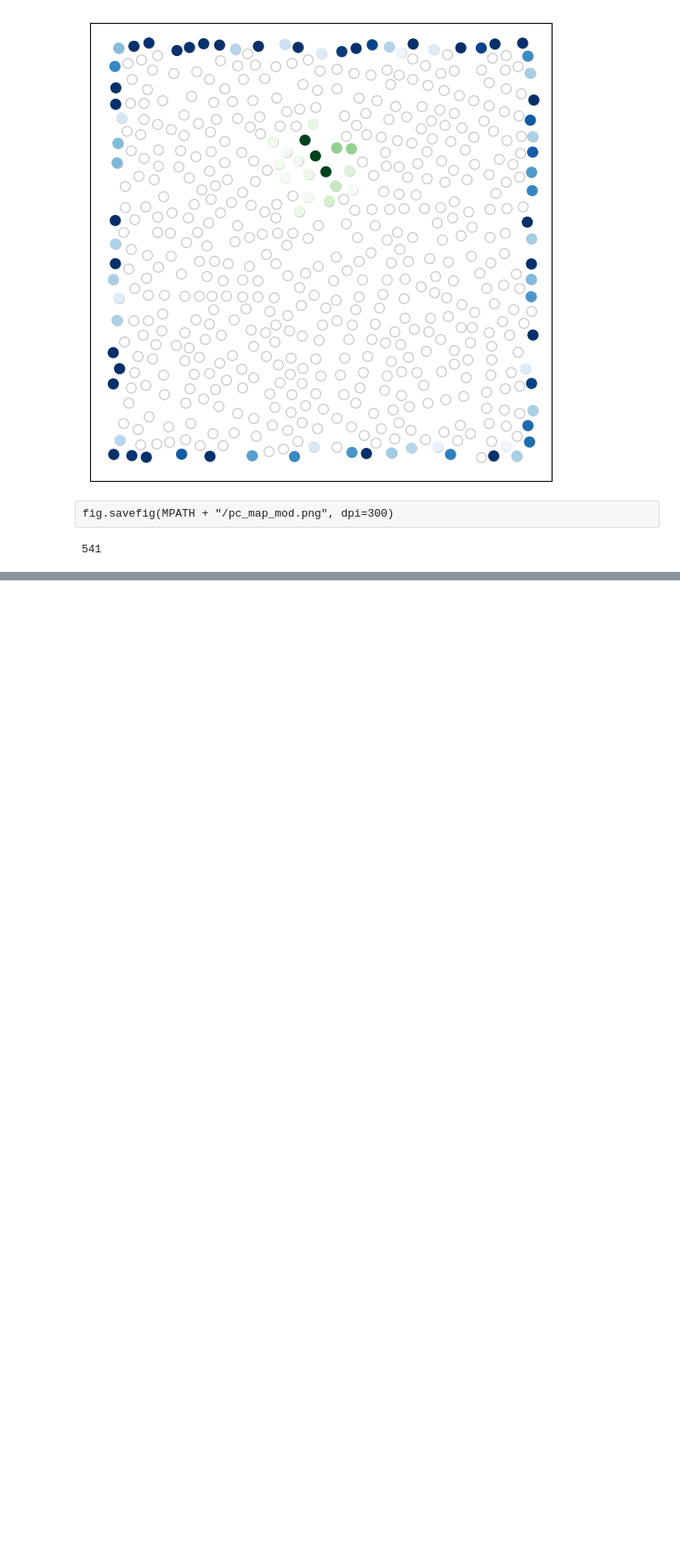
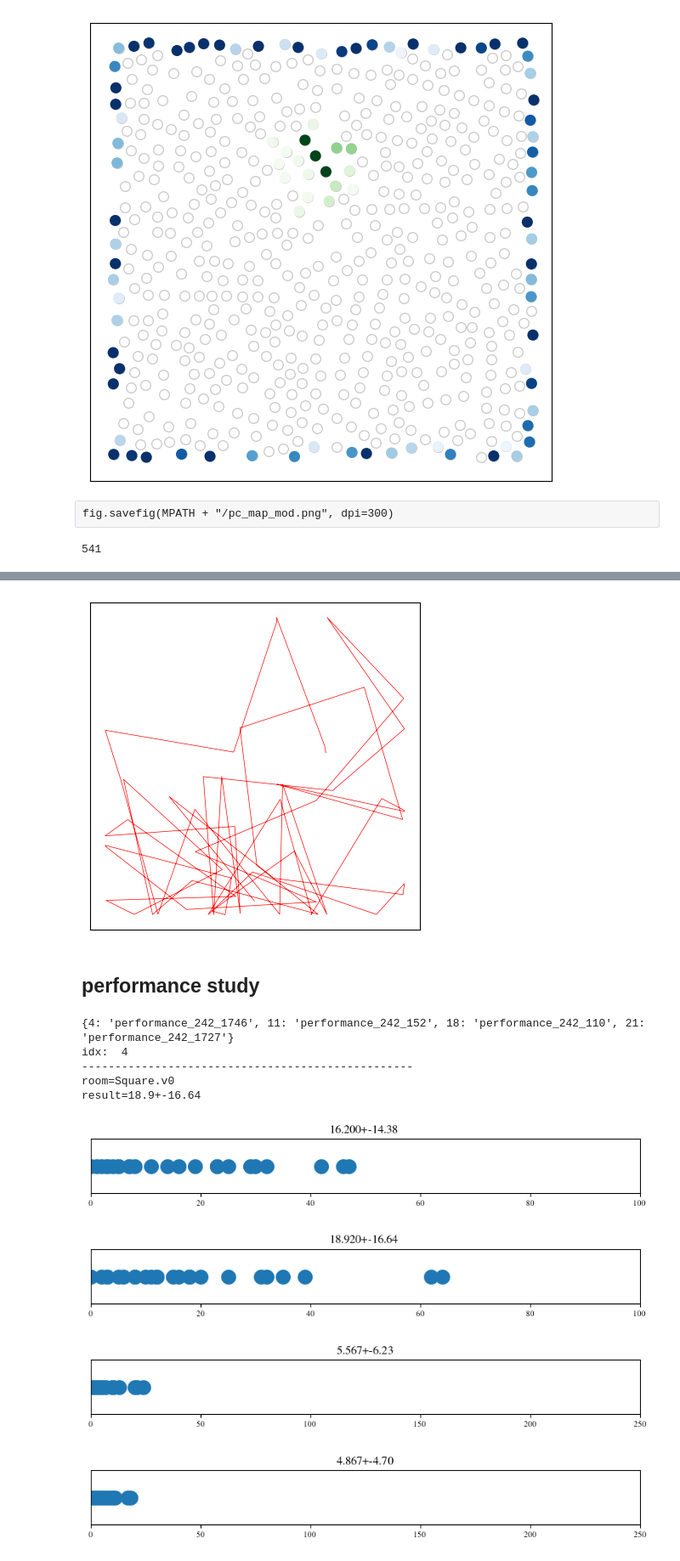
Before and after one commit to iKiru-hub/PCNN, a Jupyter notebook: notebooks/lab_pcore_2.ipynb, the cells around one changed output, grey strips where cells are left out. Shown at 85% size. Cells and saved outputs as stored; diff of their text form; code cells hidden in the pictures; blank space fills up the shorter version.

```diff
--- a/notebooks/lab_pcore_2.ipynb
+++ b/notebooks/lab_pcore_2.ipynb
@@ -99,7 +100,7 @@ model_params = {
 global_parameters = {
     "local_scale_fine": 0.02,
     "local_scale_coarse": 0.006,
-    "N": 33**2,
+    "N": 25**2,
     "Nc": 12**2,
     # "rec_threshold_fine": 60.,
     # "rec_threshold_coarse": 100.,
@@ -812,0 +832,70 @@ brain.get_space_fine_count()
+# %%
+plt.figure(figsize=(5, 5))
+for tr in env.trajectory_set:
+    plt.plot(*np.array(tr).T, 'r-', lw=0.5)
+
+plt.xticks(())
+plt.yticks(())
+plt.show()
+# %% [output]
+[figure, added]
+# %% [markdown]
+## performance study
+# %%
+path = "analysis/results"
+files = {i: f for i, f in enumerate(os.listdir(path)) if "performance_242_1" in f}
+
+print(f"{files}")
+ans = input("idx: ")
+ans = int(ans) if ans != "" else list(files.keys())[0]
+rpath = path + "/" + files[ans]
+with open(rpath + "/metadata.json", "r") as fr:
+    metadata = json.load(fr)
+with open(rpath + "/data.json", "r") as fr:
+    data = json.load(fr)
+
+print("-"*50)
+print(f"room={metadata['room']}")
+print(f"result={np.mean(data):.1f}+-{np.std(data):.2f}")
+# %% [output]
+{4: 'performance_242_1746', 11: 'performance_242_152', 18: 'performance_242_110', 21: 'performance_242_1727'}
+idx:  4
+--------------------------------------------------
+room=Square.v0
+result=18.9+-16.64
+# %%
+plt.figure(figsize=(10, 1))
+plt.scatter(data, [0]*len(data), s=200)
+plt.yticks(())
+plt.xlim((0, 100))
+plt.title(f"{np.mean(data):.3f}+-{np.std(data):.2f}")
+plt.show()
+# %% [output]
+[figure, added]
+# %%
+plt.figure(figsize=(10, 1))
+plt.scatter(data, [0]*len(data), s=200)
+plt.yticks(())
+plt.xlim((0, 100))
+plt.title(f"{np.mean(data):.3f}+-{np.std(data):.2f}")
+plt.show()
+# %% [output]
+[figure, added]
+# %%
+plt.figure(figsize=(10, 1))
+plt.scatter(data, [0]*len(data), s=200)
+plt.yticks(())
+plt.xlim((0, 250))
+plt.title(f"{np.mean(data):.3f}+-{np.std(data):.2f}")
+plt.show()
+# %% [output]
+[figure, added]
+# %%
+plt.figure(figsize=(10, 1))
+plt.scatter(data, [0]*len(data), s=200)
+plt.yticks(())
+plt.xlim((0, 250))
+plt.title(f"{np.mean(data):.3f}+-{np.std(data):.2f}")
+plt.show()
+# %% [output]
+[figure, added]
```
Also changed, not shown: parts of 10 cells of this notebook, 27 other files.
